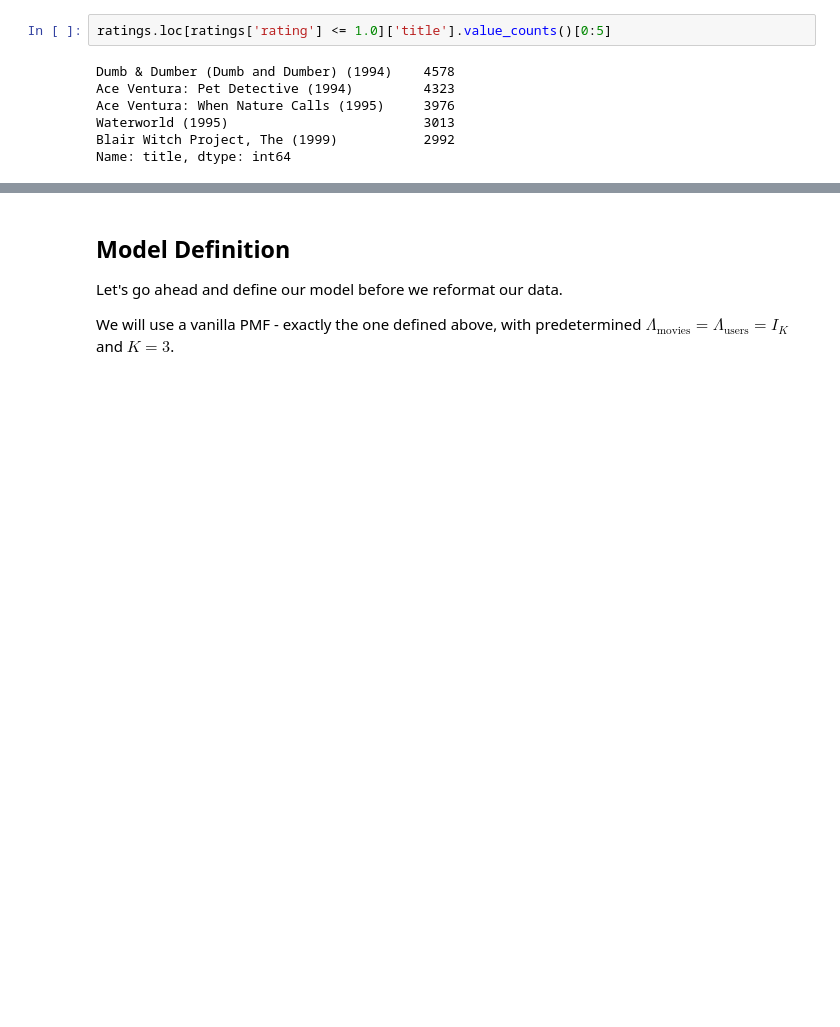
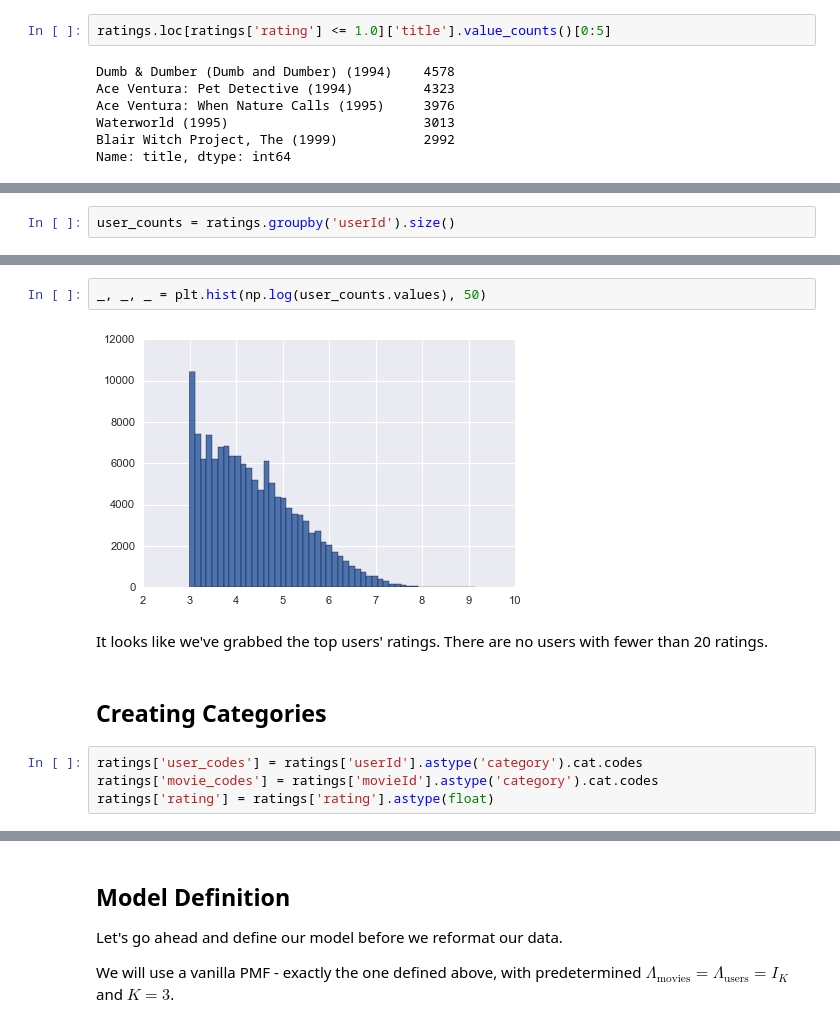
Before and after one commit to blei-lab/edward, a Jupyter notebook: notebooks/pcf_of_movielens_ratings.ipynb, the cells around one changed output, grey strips where cells are left out. Cells and saved outputs as stored; diff of their text form; blank space fills up the shorter version.

Commit message:
WIP - tutorial for vanilla pcf of 20 million movielens ratings

```diff
--- a/notebooks/pcf_of_movielens_ratings.ipynb
+++ b/notebooks/pcf_of_movielens_ratings.ipynb
@@ -127,0 +129,2 @@ Name: title, dtype: int64
+# %%
+user_counts = ratings.groupby('userId').size()
@@ -127,0 +146,12 @@ Name: title, dtype: int64
+# %%
+_, _, _ = plt.hist(np.log(user_counts.values), 50)
+# %% [output]
+[figure, added]
+# %% [markdown]
+It looks like we've grabbed the top users' ratings.  There are no users with fewer than 20 ratings.
+# %% [markdown]
+##  Creating Categories
+# %%
+ratings['user_codes'] = ratings['userId'].astype('category').cat.codes
+ratings['movie_codes'] = ratings['movieId'].astype('category').cat.codes
+ratings['rating'] = ratings['rating'].astype(float)
```
Also changed, not shown: parts of 45 cells of this notebook.
